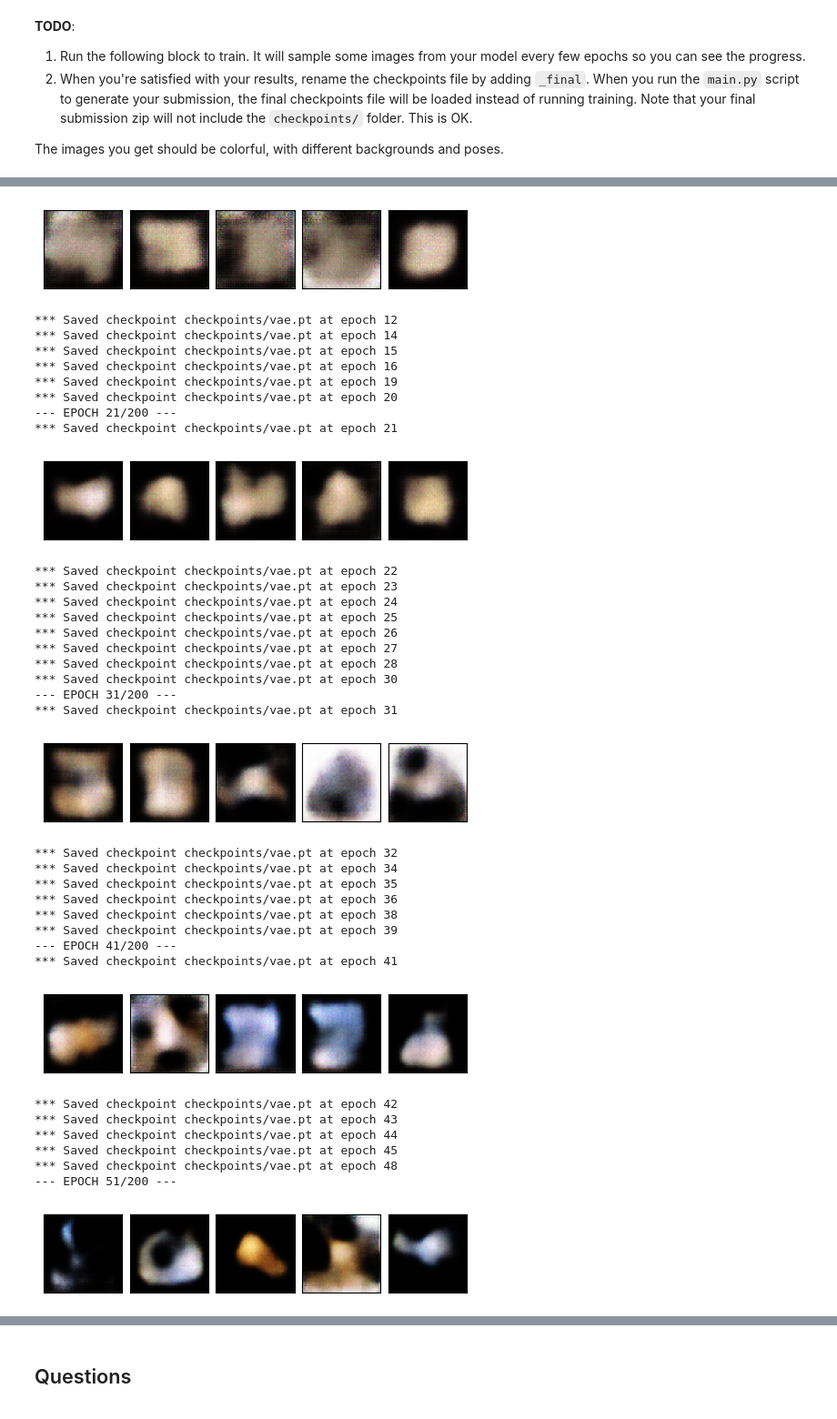
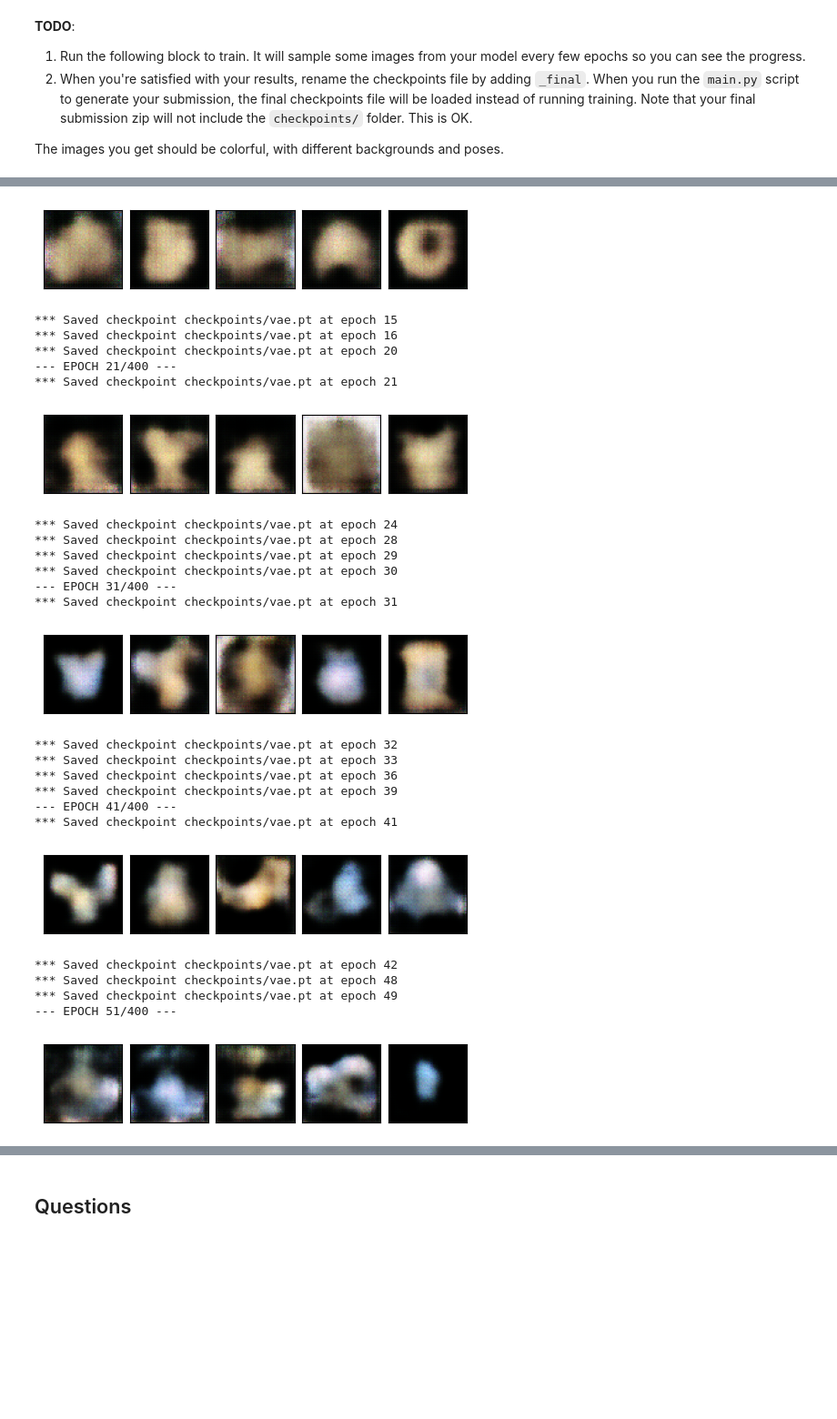
Before and after one commit to shayro9/HW3-Deep, a Jupyter notebook: hw3_w25/Part2_VAE.ipynb, the cells around one changed output, grey strips where cells are left out. Shown at 91% size. Cells and saved outputs as stored; diff of their text form; code cells hidden in the pictures; blank space fills up the shorter version.

```diff
--- a/hw3_w25/Part2_VAE.ipynb
+++ b/hw3_w25/Part2_VAE.ipynb
@@ -522,7 +522,7 @@ if os.path.isfile(f'{checkpoint_file_final}.pt'):
     checkpoint_file = checkpoint_file_final
 else:
     res = trainer.fit(dl_train, dl_test,
-                      num_epochs=200, early_stopping=20, print_every=10,
+                      num_epochs=400, early_stopping=20, print_every=10,
                       checkpoints=checkpoint_file,
                       post_epoch_fn=post_epoch_fn)
 
@@ -547,38 +546,27 @@ fig, _ = plot.tensors_as_images(vae_dp.module.sample(n=15), nrows=3, figsize=(6,
 *** Saved checkpoint checkpoints/vae.pt at epoch 11
-[figure, old version]
+[figure, new version]
-*** Saved checkpoint checkpoints/vae.pt at epoch 12
-*** Saved checkpoint checkpoints/vae.pt at epoch 14
 *** Saved checkpoint checkpoints/vae.pt at epoch 15
 *** Saved checkpoint checkpoints/vae.pt at epoch 16
-*** Saved checkpoint checkpoints/vae.pt at epoch 19
 *** Saved checkpoint checkpoints/vae.pt at epoch 20
---- EPOCH 21/200 ---
+--- EPOCH 21/400 ---
 *** Saved checkpoint checkpoints/vae.pt at epoch 21
-[figure, old version]
+[figure, new version]
-*** Saved checkpoint checkpoints/vae.pt at epoch 22
-*** Saved checkpoint checkpoints/vae.pt at epoch 23
 *** Saved checkpoint checkpoints/vae.pt at epoch 24
-*** Saved checkpoint checkpoints/vae.pt at epoch 25
-*** Saved checkpoint checkpoints/vae.pt at epoch 26
-*** Saved checkpoint checkpoints/vae.pt at epoch 27
 *** Saved checkpoint checkpoints/vae.pt at epoch 28
+*** Saved checkpoint checkpoints/vae.pt at epoch 29
 *** Saved checkpoint checkpoints/vae.pt at epoch 30
---- EPOCH 31/200 ---
+--- EPOCH 31/400 ---
 *** Saved checkpoint checkpoints/vae.pt at epoch 31
-[figure, old version]
+[figure, new version]
 *** Saved checkpoint checkpoints/vae.pt at epoch 32
-*** Saved checkpoint checkpoints/vae.pt at epoch 34
-*** Saved checkpoint checkpoints/vae.pt at epoch 35
+*** Saved checkpoint checkpoints/vae.pt at epoch 33
 *** Saved checkpoint checkpoints/vae.pt at epoch 36
-*** Saved checkpoint checkpoints/vae.pt at epoch 38
 *** Saved checkpoint checkpoints/vae.pt at epoch 39
---- EPOCH 41/200 ---
+--- EPOCH 41/400 ---
 *** Saved checkpoint checkpoints/vae.pt at epoch 41
-[figure, old version]
+[figure, new version]
 *** Saved checkpoint checkpoints/vae.pt at epoch 42
-*** Saved checkpoint checkpoints/vae.pt at epoch 43
-*** Saved checkpoint checkpoints/vae.pt at epoch 44
-*** Saved checkpoint checkpoints/vae.pt at epoch 45
 *** Saved checkpoint checkpoints/vae.pt at epoch 48
---- EPOCH 51/200 ---
+*** Saved checkpoint checkpoints/vae.pt at epoch 49
+--- EPOCH 51/400 ---
-[figure, old version]
+[figure, new version]
```
Also changed, not shown: parts of 9 cells of this notebook, 2 other files.
